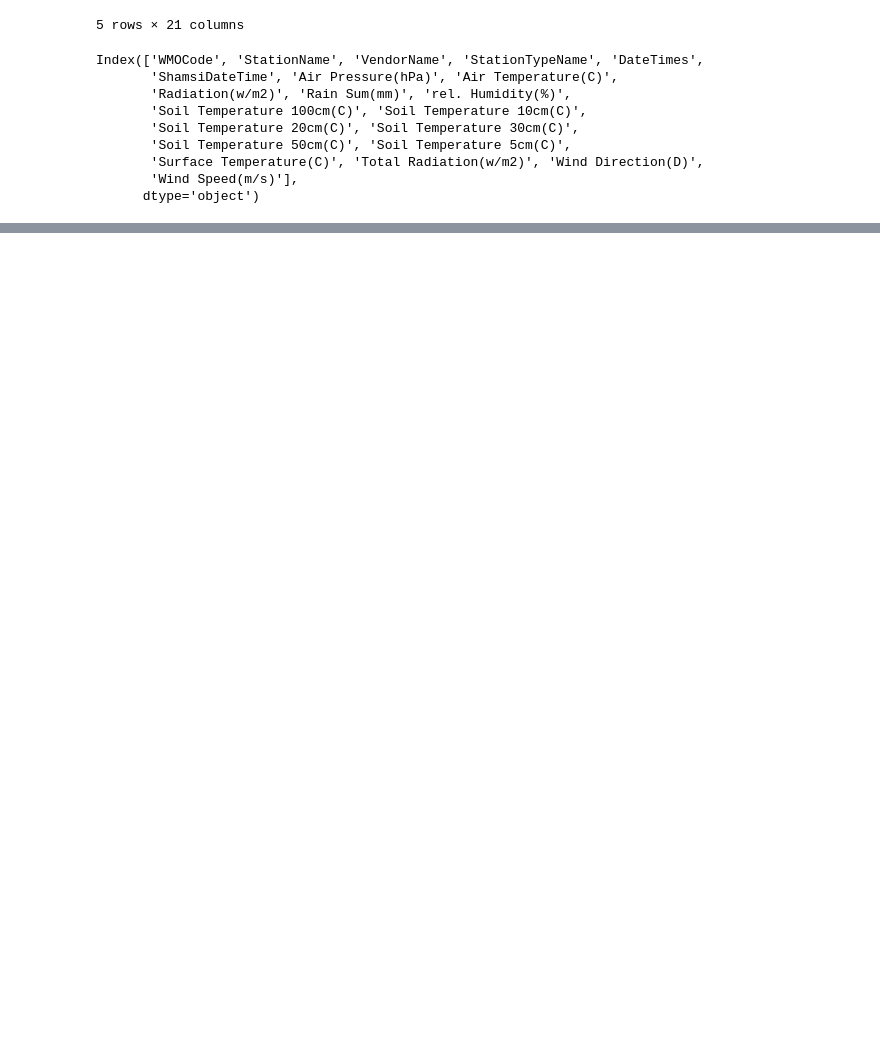
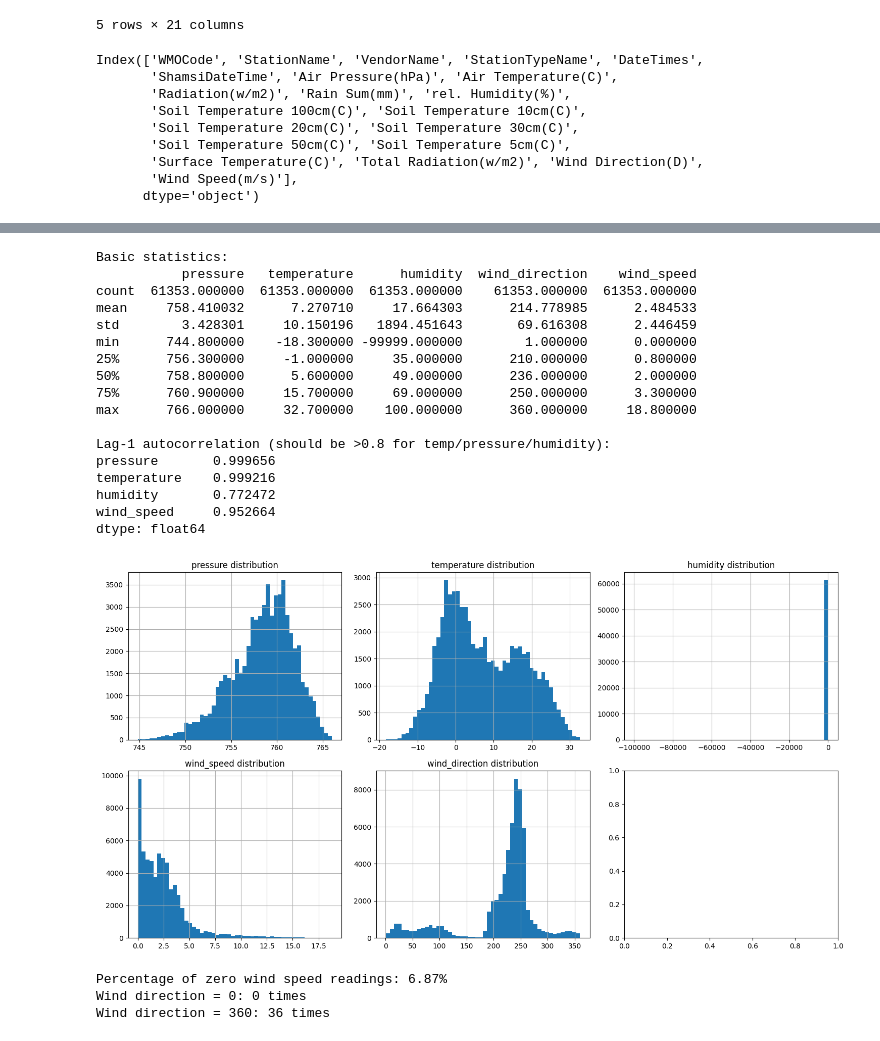
Before and after one commit to amirbaqerzadeh/wind-forecast-benchmark, a Jupyter notebook: notebooks/data/multi_variate_data_cleaning.ipynb, the cells around one changed output, grey strips where cells are left out. Saved outputs shown, nothing was run; the diff lists cells and outputs as text; code cells hidden in the pictures; blank space fills up the shorter version.

Commit message:
apply some data cleaning and data wrangling techiques

```diff
--- a/notebooks/data/multi_variate_data_cleaning.ipynb
+++ b/notebooks/data/multi_variate_data_cleaning.ipynb
@@ -41,0 +76,2 @@ dirty_df = df[['DateTimes',
+# %%
+dirty_df.loc[:4, 'humidity'] = 100.0
@@ -41,0 +242,2 @@ dirty_df = df[['DateTimes',
+# %%
+dirty_df['humidity'] = dirty_df['humidity'].fillna(100.0)
@@ -41,0 +261,16 @@ dirty_df = df[['DateTimes',
+# %%
+# Ensure datetime is in correct datetime type and sort
+dirty_df['datetime'] = pd.to_datetime(dirty_df['datetime'])
+dirty_df = dirty_df.sort_values('datetime').reset_index(drop=True)
+
+# Set datetime as index for time-based interpolation
+dirty_df = dirty_df.set_index('datetime')
+
+# Drop the helper column used earlier
+dirty_df = dirty_df.drop(columns=['datetime_rounded'], errors='ignore')
+
+# Time-based interpolation for remaining NaNs in all numeric columns
+dirty_df = dirty_df.interpolate(method='time')
+
+# Optional: forward/backward fill any remaining edge NaNs
+dirty_df = dirty_df.ffill().bfill()
@@ -41,0 +467,54 @@ dirty_df = df[['DateTimes',
+# %%
+import matplotlib.pyplot as plt
+
+# 1. Basic statistics and distributions
+print("Basic statistics:")
+print(dirty_df.describe())
+
+# 2. Check lag-1 autocorrelation (should be high for weather data)
+print("\nLag-1 autocorrelation (should be >0.8 for temp/pressure/humidity):")
+autocorr = dirty_df[['pressure', 'temperature', 'humidity', 'wind_speed']].apply(lambda x: x.autocorr(lag=1))
+print(autocorr)
+
+# 3. Plot histograms to spot anomalies
+fig, axes = plt.subplots(2, 3, figsize=(15, 8))
+cols = ['pressure', 'temperature', 'humidity', 'wind_speed', 'wind_direction']
+for i, col in enumerate(cols):
+    ax = axes[i//3, i%3]
+    dirty_df[col].hist(bins=50, ax=ax)
+    ax.set_title(f'{col} distribution')
+plt.tight_layout()
+plt.show()
+
+# 4. Check for excessive zero wind speed (calm periods are normal, but 100% zeros = sensor issue)
+zero_wind_pct = (dirty_df['wind_speed'] == 0).mean() * 100
+print(f"\nPercentage of zero wind speed readings: {zero_wind_pct:.2f}%")
+
+# 5. Wind direction: should be roughly uniform or bimodal (prevailing directions)
+# Check if too many 0s or 360s (possible default/fill value)
+wind_dir_zeros = (dirty_df['wind_direction'] == 0).sum()
+wind_dir_360 = (dirty_df['wind_direction'] == 360).sum()
+print(f"Wind direction = 0: {wind_dir_zeros} times")
+print(f"Wind direction = 360: {wind_dir_360} times")
+# %% [output]
+Basic statistics:
+           pressure   temperature      humidity  wind_direction    wind_speed
+count  61353.000000  61353.000000  61353.000000    61353.000000  61353.000000
+mean     758.410032      7.270710     17.664303      214.778985      2.484533
+std        3.428301     10.150196   1894.451643       69.616308      2.446459
+min      744.800000    -18.300000 -99999.000000        1.000000      0.000000
+25%      756.300000     -1.000000     35.000000      210.000000      0.800000
+50%      758.800000      5.600000     49.000000      236.000000      2.000000
+75%      760.900000     15.700000     69.000000      250.000000      3.300000
+max      766.000000     32.700000    100.000000      360.000000     18.800000
+
+Lag-1 autocorrelation (should be >0.8 for temp/pressure/humidity):
+pressure       0.999656
+temperature    0.999216
+humidity       0.772472
+wind_speed     0.952664
+dtype: float64
+[figure, added]
+Percentage of zero wind speed readings: 6.87%
+Wind direction = 0: 0 times
+Wind direction = 360: 36 times
```
Also changed, not shown: parts of 21 cells of this notebook.
